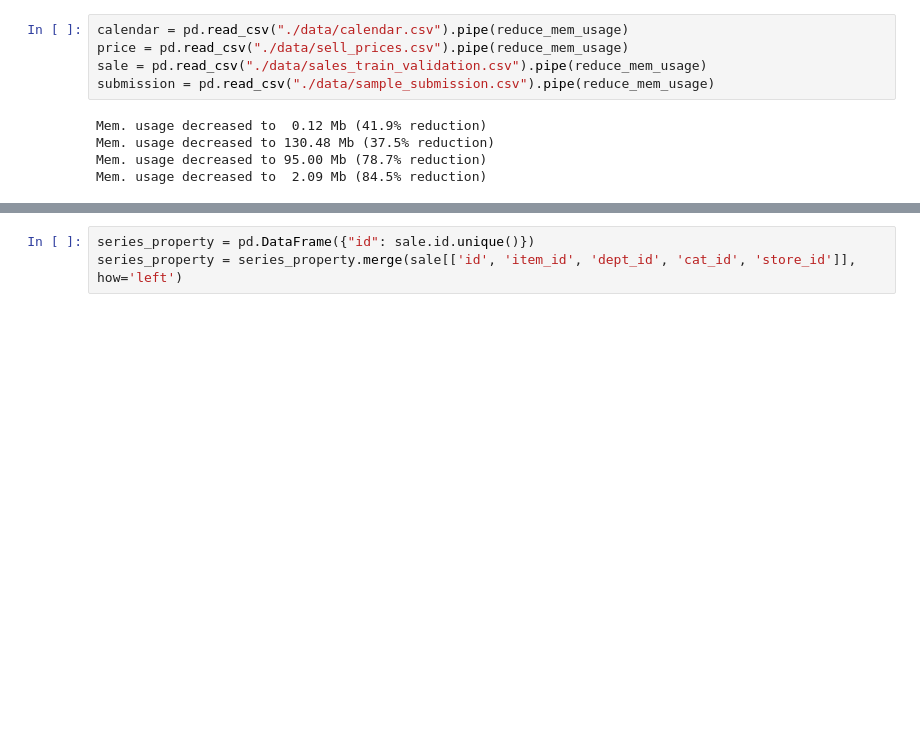
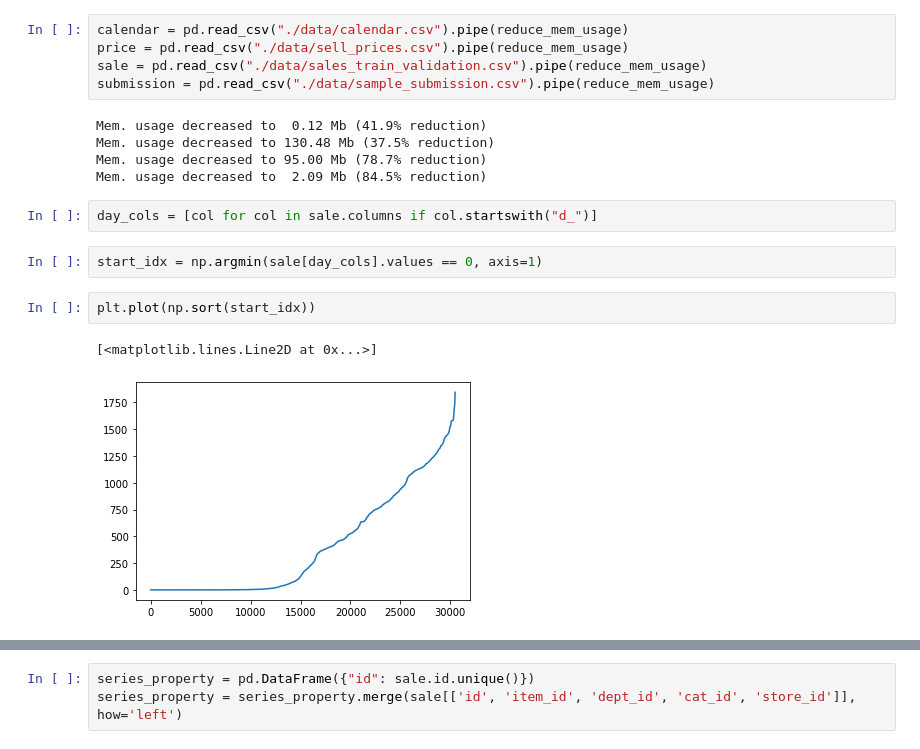
Before and after one commit to Relevation-143/Deep-Time-Series-Prediction, a Jupyter notebook: m5-wavenet.ipynb, the cells around one changed output, grey strips where cells are left out. Saved outputs shown, nothing was run; the diff lists cells and outputs as text; blank space fills up the shorter version.

```diff
--- a/m5-wavenet.ipynb
+++ b/m5-wavenet.ipynb
@@ -52,3 +52,12 @@ Mem. usage decreased to  0.12 Mb (41.9% reduction)
 Mem. usage decreased to 130.48 Mb (37.5% reduction)
 Mem. usage decreased to 95.00 Mb (78.7% reduction)
 Mem. usage decreased to  2.09 Mb (84.5% reduction)
+# %%
+day_cols = [col for col in sale.columns if col.startswith("d_")]
+# %%
+start_idx = np.argmin(sale[day_cols].values == 0, axis=1)
+# %%
+plt.plot(np.sort(start_idx))
+# %% [output]
+[<matplotlib.lines.Line2D at 0x...>]
+[figure, added]
```
Also changed, not shown: parts of 3 cells of this notebook, 5 other files.
